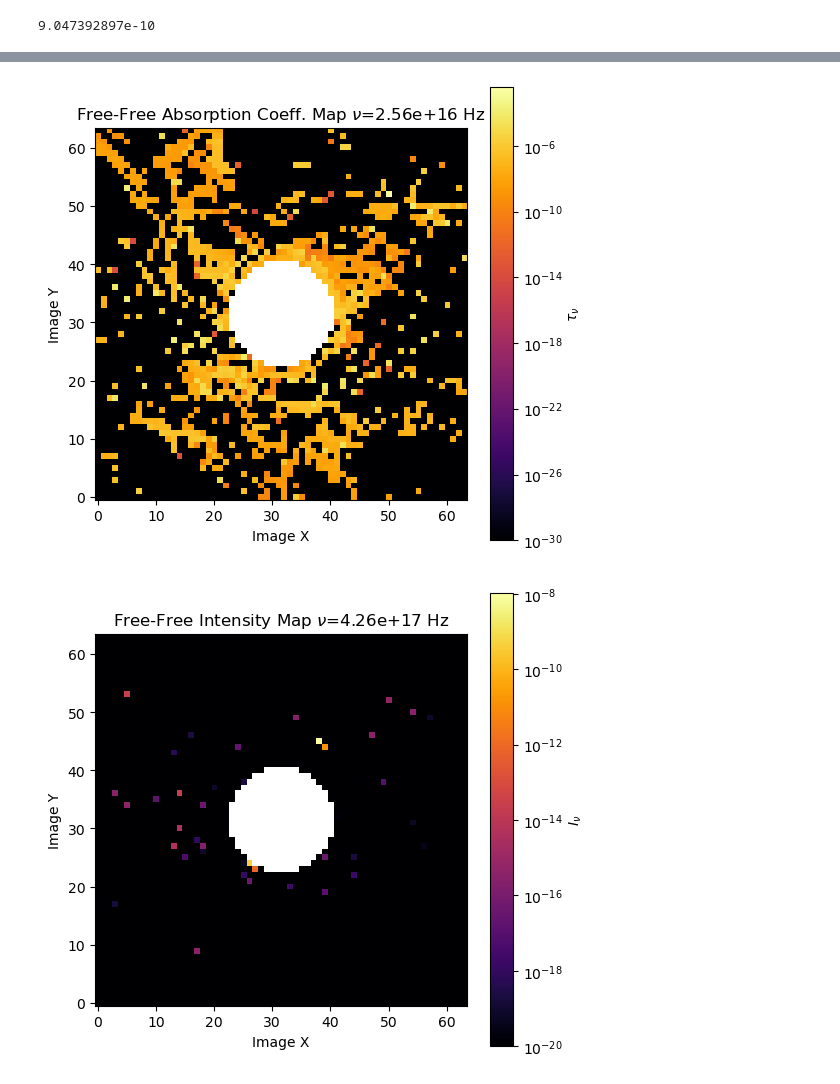
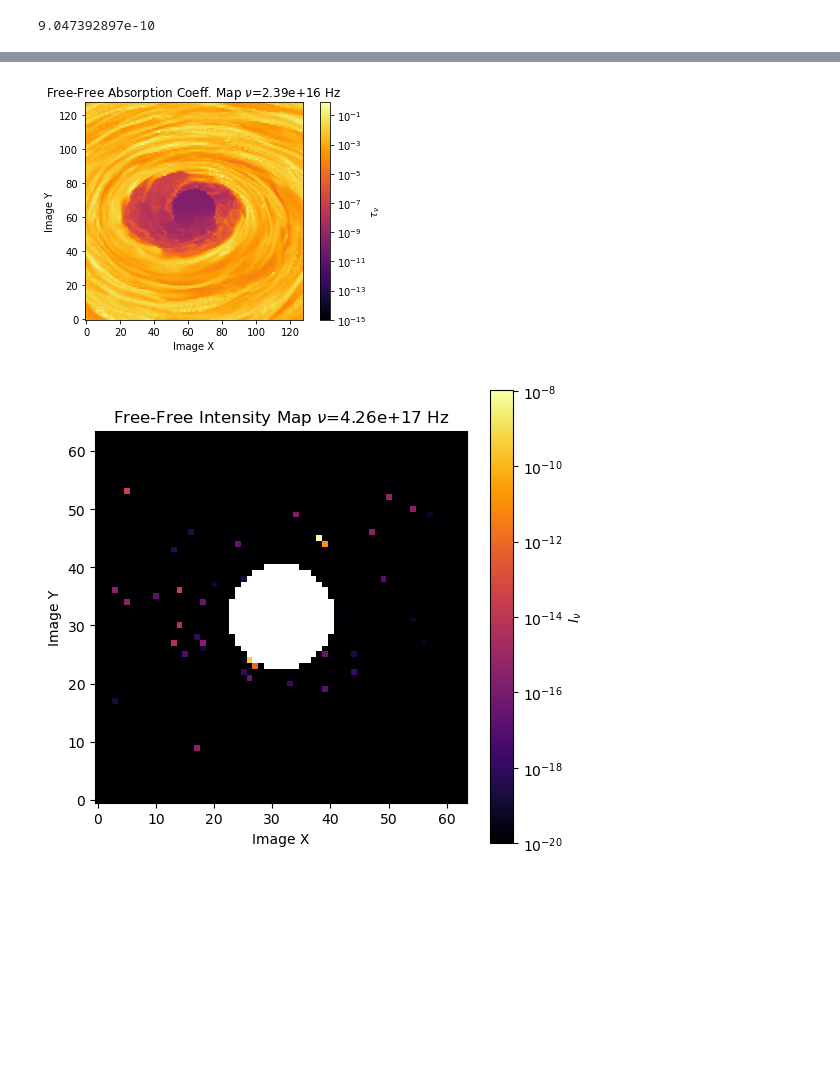
Before and after one commit to thomas-03/blacklight, a Jupyter notebook: scripts/imageFiles.ipynb, the cells around one changed output, grey strips where cells are left out. Drawn from its saved outputs; the diff is of its cells as text; code cells hidden in the pictures; blank space fills up the shorter version.

```diff
--- a/scripts/imageFiles.ipynb
+++ b/scripts/imageFiles.ipynb
@@ -82,4 +80,4 @@ hf = np.load('../output/r800_rayfalse_plane_correctvnr_tde1335.npz')
 # %% [output]
 9.047392897e-10
 # %%
-hf = np.load('../output/r800_rayfalse_pinhole_cbdisk_inc45.npz')
+hf = np.load('../output/r1600_w800_pinhole_cbdisk_inc45.npz')
@@ -127,20 +103,20 @@ plt.show()
 # %%
 frequencies = np.array(hf['frequency'])
 freq = len(frequencies)-6
 #print(np.argwhere(np.isnan(temp['I_nu'][freq])==False).shape)
 i = np.copy(hf['tau'][freq])
 #i'm going to have 1e-10 be the baseline min value
-minVal = 1e-30
+minVal = 1e-15
 i[i<minVal]=minVal
 
 plt.imshow(i,cmap='inferno',origin='lower', label="$\\nu$={0:.2e} Hz".format(frequencies[freq]), norm=colors.LogNorm(vmin=minVal))
 plt.colorbar(label="$\\tau_\\nu$")
 plt.title('Free-Free Absorption Coeff. Map $\\nu$={0:.2e} Hz'.format(frequencies[freq]))
 plt.xlabel('Image X')
 plt.ylabel('Image Y')
 plt.show()
 # %% [output]
-[figure, old version]
+[figure, new version]
 # %%
 frequencies = np.array(hf['frequency'])
 freq = len(frequencies)-5
```
Also changed, not shown: parts of 7 cells of this notebook, 4 other files.
